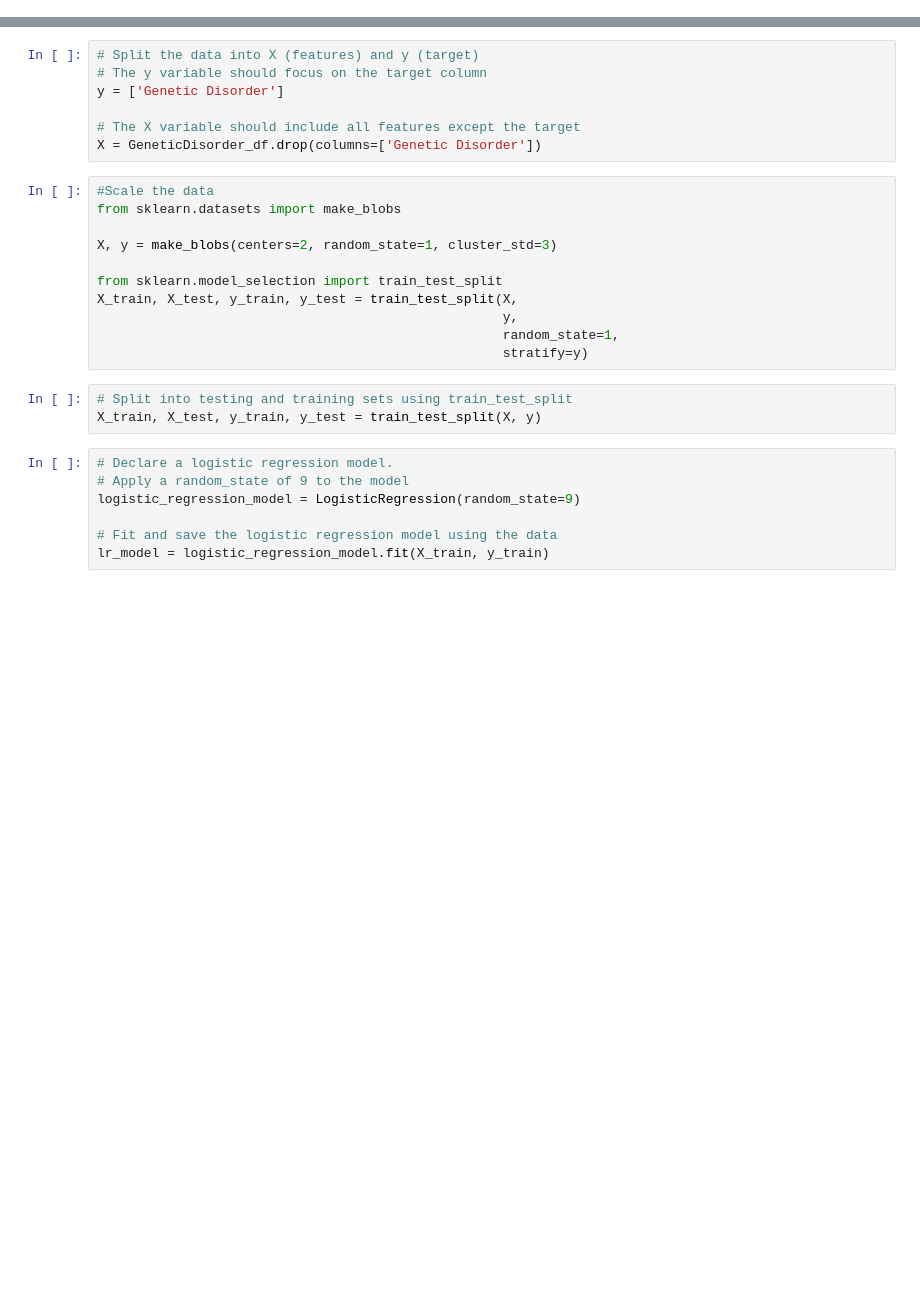
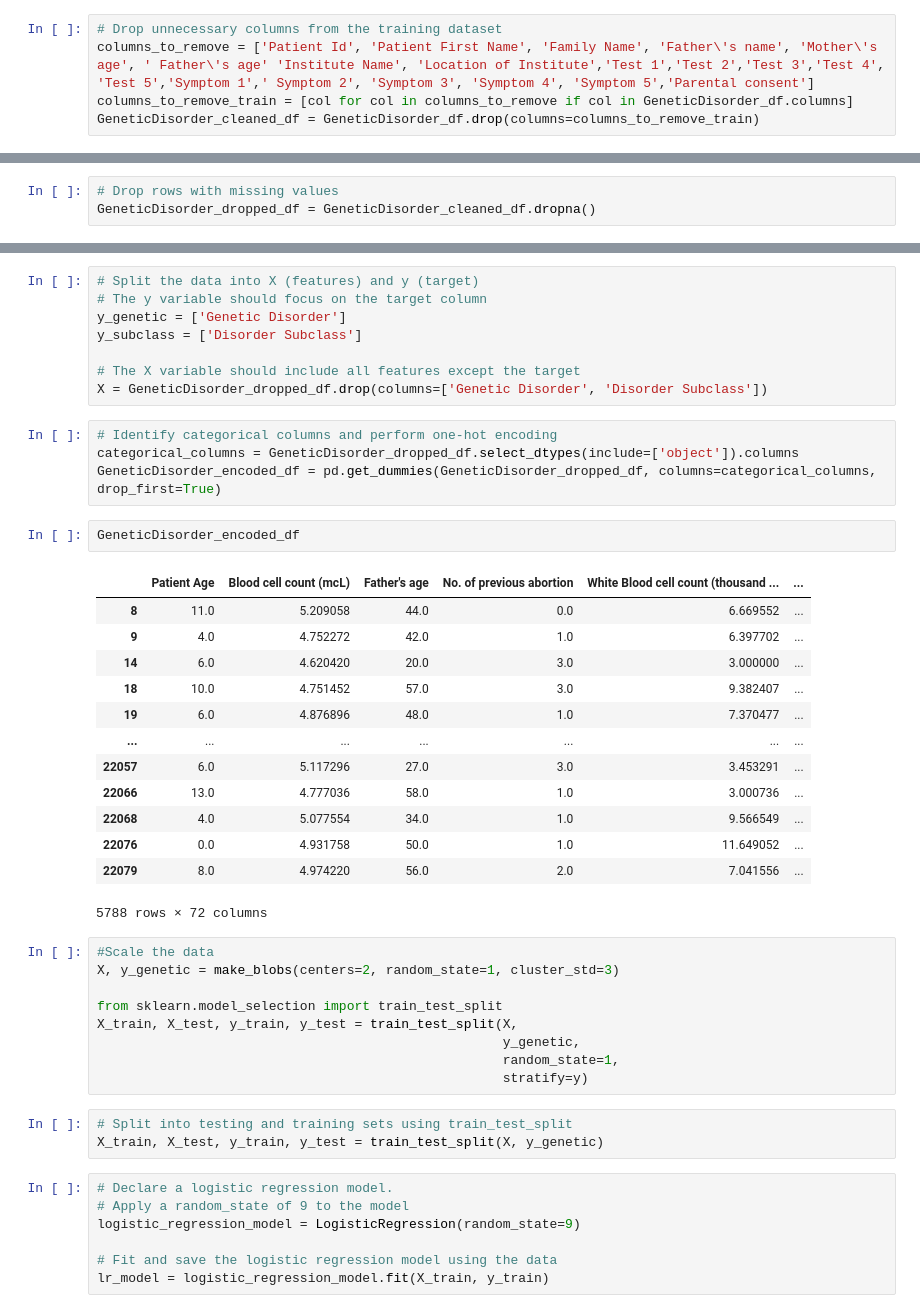
Before and after one commit to Mepseha/Project-4, a Jupyter notebook: LogisticRegression.ipynb, the cells around one changed output, grey strips where cells are left out. Drawn from its saved outputs; the diff is of its cells as text; blank space fills up the shorter version.

```diff
--- a/LogisticRegression.ipynb
+++ b/LogisticRegression.ipynb
@@ -31,0 +62,5 @@ display(GeneticDisorder_df.tail())
+# %%
+# Drop unnecessary columns from the training dataset
+columns_to_remove = ['Patient Id', 'Patient First Name', 'Family Name', 'Father\'s name', 'Mother\'s age', ' Father\'s age' 'Institute Name', 'Location of Institute','Test 1','Test 2','Test 3','Test 4', 'Test 5','Symptom 1',' Symptom 2', 'Symptom 3', 'Symptom 4', 'Symptom 5','Parental consent']
+columns_to_remove_train = [col for col in columns_to_remove if col in GeneticDisorder_df.columns]
+GeneticDisorder_cleaned_df = GeneticDisorder_df.drop(columns=columns_to_remove_train)
@@ -31,0 +92,3 @@ display(GeneticDisorder_df.tail())
+# %%
+# Drop rows with missing values
+GeneticDisorder_dropped_df = GeneticDisorder_cleaned_df.dropna()
@@ -32,24 +137,43 @@ display(GeneticDisorder_df.tail())
 # %%
 # Split the data into X (features) and y (target)
 # The y variable should focus on the target column
-y = ['Genetic Disorder']
+y_genetic = ['Genetic Disorder']
+y_subclass = ['Disorder Subclass']
 
 # The X variable should include all features except the target
-X = GeneticDisorder_df.drop(columns=['Genetic Disorder'])
+X = GeneticDisorder_dropped_df.drop(columns=['Genetic Disorder', 'Disorder Subclass'])
+# %%
+# Identify categorical columns and perform one-hot encoding
+categorical_columns = GeneticDisorder_dropped_df.select_dtypes(include=['object']).columns
+GeneticDisorder_encoded_df = pd.get_dummies(GeneticDisorder_dropped_df, columns=categorical_columns, drop_first=True)
+# %%
+GeneticDisorder_encoded_df
+# %% [output]
+|  | Patient Age | Blood cell count (mcL) | Father's age | No. of previous abortion | White Blood cell count (thousand ... | ... |
+| 8 | 11.0 | 5.209058 | 44.0 | 0.0 | 6.669552 | ... |
+| 9 | 4.0 | 4.752272 | 42.0 | 1.0 | 6.397702 | ... |
+| 14 | 6.0 | 4.620420 | 20.0 | 3.0 | 3.000000 | ... |
+| 18 | 10.0 | 4.751452 | 57.0 | 3.0 | 9.382407 | ... |
+| 19 | 6.0 | 4.876896 | 48.0 | 1.0 | 7.370477 | ... |
+| ... | ... | ... | ... | ... | ... | ... |
+| 22057 | 6.0 | 5.117296 | 27.0 | 3.0 | 3.453291 | ... |
+| 22066 | 13.0 | 4.777036 | 58.0 | 1.0 | 3.000736 | ... |
+| 22068 | 4.0 | 5.077554 | 34.0 | 1.0 | 9.566549 | ... |
+| 22076 | 0.0 | 4.931758 | 50.0 | 1.0 | 11.649052 | ... |
+| 22079 | 8.0 | 4.974220 | 56.0 | 2.0 | 7.041556 | ... |
+5788 rows × 72 columns
 # %%
 #Scale the data
-from sklearn.datasets import make_blobs
-
-X, y = make_blobs(centers=2, random_state=1, cluster_std=3)
+X, y_genetic = make_blobs(centers=2, random_state=1, cluster_std=3)
 
 from sklearn.model_selection import train_test_split
 X_train, X_test, y_train, y_test = train_test_split(X,
-                                                    y,
+                                                    y_genetic,
                                                     random_state=1,
                                                     stratify=y)
 # %%
 # Split into testing and training sets using train_test_split
-X_train, X_test, y_train, y_test = train_test_split(X, y)
+X_train, X_test, y_train, y_test = train_test_split(X, y_genetic)
 # %%
 # Declare a logistic regression model.
 # Apply a random_state of 9 to the model
```
Also changed, not shown: parts of 27 cells of this notebook, 1 other file.
